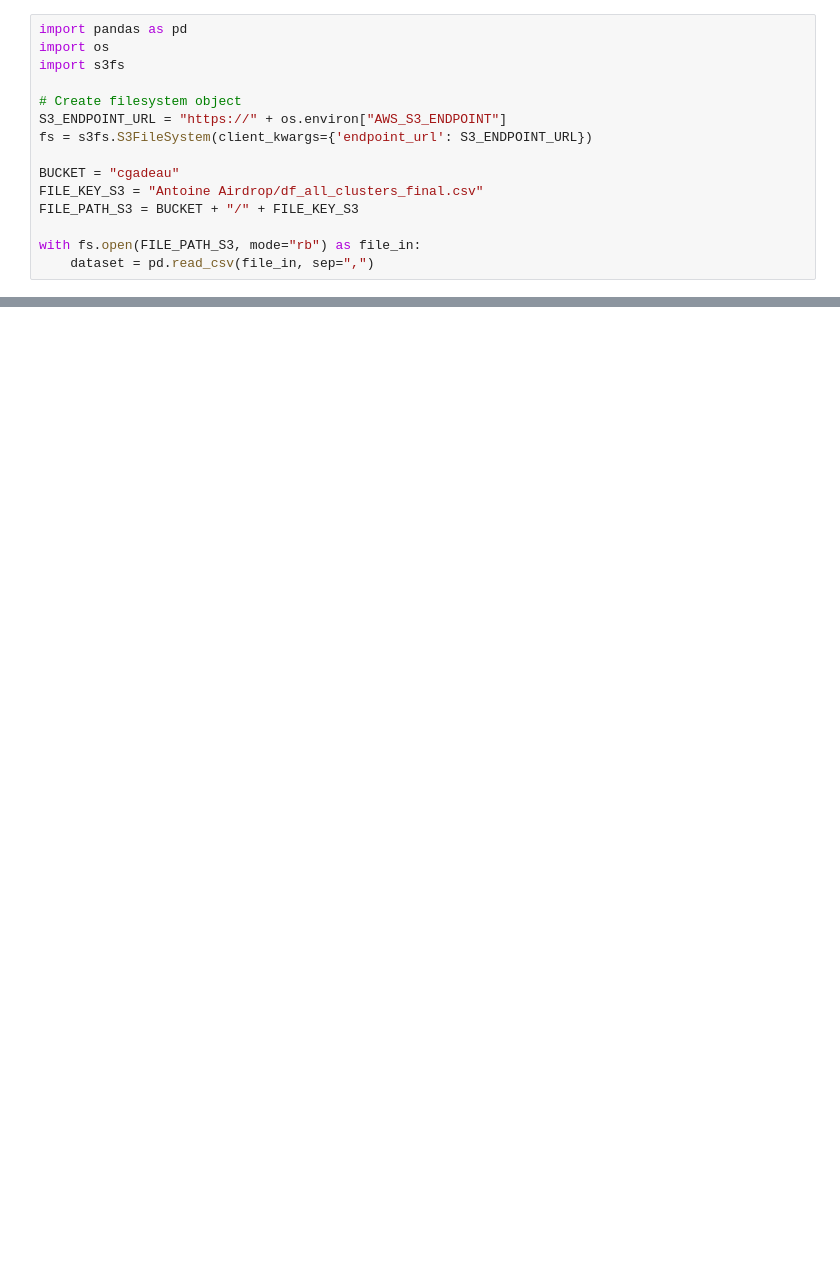
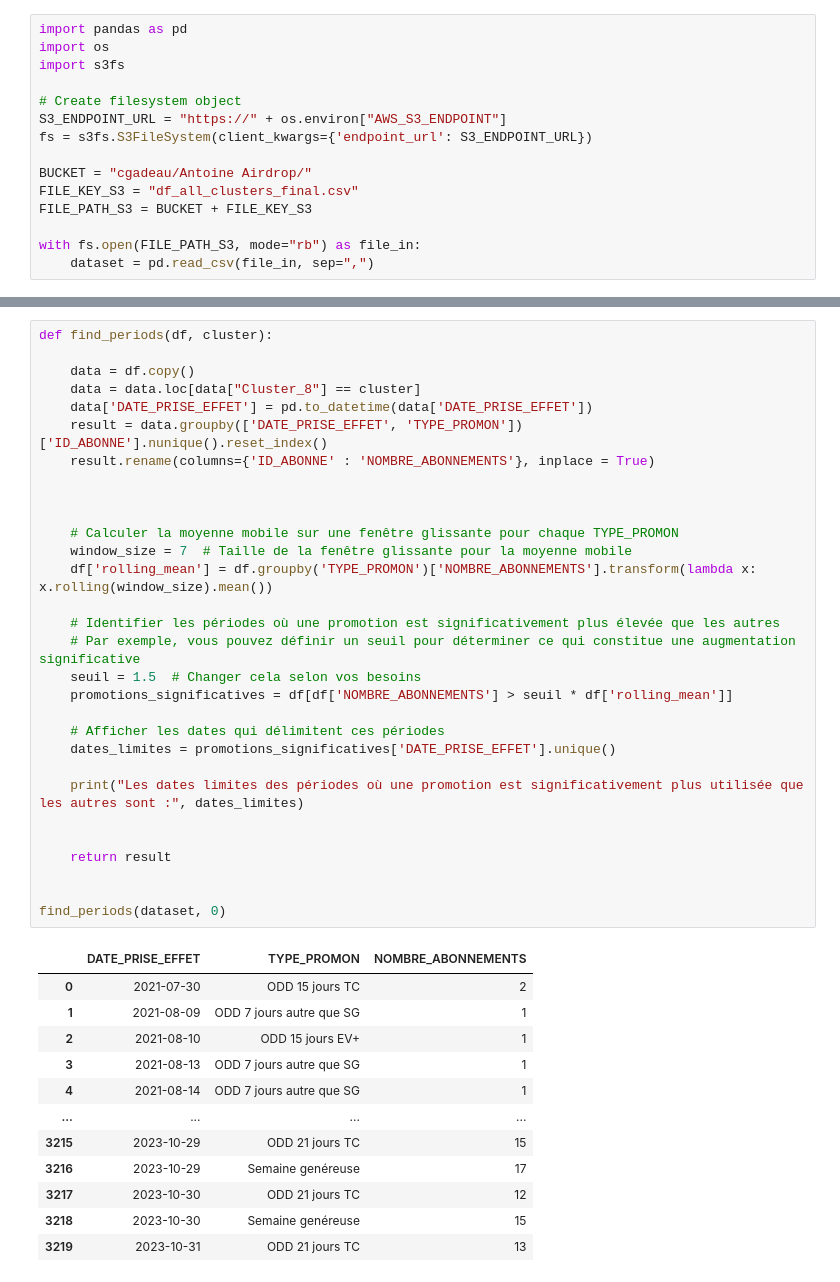
Before and after one commit to TurboClement/Statapp-CANAL, a Jupyter notebook: Data_operations/Clustering/clement.ipynb, the cells around one changed output, grey strips where cells are left out. Cells and saved outputs as stored; diff of their text form; blank space fills up the shorter version.

```diff
--- a/Data_operations/Clustering/clement.ipynb
+++ b/Data_operations/Clustering/clement.ipynb
@@ -7,9 +7,9 @@ import s3fs
 S3_ENDPOINT_URL = "https://" + os.environ["AWS_S3_ENDPOINT"]
 fs = s3fs.S3FileSystem(client_kwargs={'endpoint_url': S3_ENDPOINT_URL})
 
-BUCKET = "cgadeau"
-FILE_KEY_S3 = "Antoine Airdrop/df_all_clusters_final.csv"
-FILE_PATH_S3 = BUCKET + "/" + FILE_KEY_S3
+BUCKET = "cgadeau/Antoine Airdrop/"
+FILE_KEY_S3 = "df_all_clusters_final.csv"
+FILE_PATH_S3 = BUCKET + FILE_KEY_S3
 
 with fs.open(FILE_PATH_S3, mode="rb") as file_in:
     dataset = pd.read_csv(file_in, sep=",")
@@ -97,3 +116,46 @@ Mean before =  6399.5
 Mean after =  7320.4
 Ecart des moyennes =
 ['2021-09', '2022-07', '2021-07', '2021-05', '2023-04', '2021-12', '2022-11', '2023-07']
+# %%
+def find_periods(df, cluster):
+
+    data = df.copy()
+    data = data.loc[data["Cluster_8"] == cluster]
+    data['DATE_PRISE_EFFET'] = pd.to_datetime(data['DATE_PRISE_EFFET'])
+    result = data.groupby(['DATE_PRISE_EFFET', 'TYPE_PROMON'])['ID_ABONNE'].nunique().reset_index()
+    result.rename(columns={'ID_ABONNE' : 'NOMBRE_ABONNEMENTS'}, inplace = True)
+
+
+
+    # Calculer la moyenne mobile sur une fenêtre glissante pour chaque TYPE_PROMON
+    window_size = 7  # Taille de la fenêtre glissante pour la moyenne mobile
+    df['rolling_mean'] = df.groupby('TYPE_PROMON')['NOMBRE_ABONNEMENTS'].transform(lambda x: x.rolling(window_size).mean())
+
+    # Identifier les périodes où une promotion est significativement plus élevée que les autres
+    # Par exemple, vous pouvez définir un seuil pour déterminer ce qui constitue une augmentation significative
+    seuil = 1.5  # Changer cela selon vos besoins
+    promotions_significatives = df[df['NOMBRE_ABONNEMENTS'] > seuil * df['rolling_mean']]
+
+    # Afficher les dates qui délimitent ces périodes
+    dates_limites = promotions_significatives['DATE_PRISE_EFFET'].unique()
+
+    print("Les dates limites des périodes où une promotion est significativement plus utilisée que les autres sont :", dates_limites)
+
+
+    return result
+
+
+find_periods(dataset, 0)
+# %% [output]
+|  | DATE_PRISE_EFFET | TYPE_PROMON | NOMBRE_ABONNEMENTS |
+| 0 | 2021-07-30 | ODD 15 jours TC | 2 |
+| 1 | 2021-08-09 | ODD 7 jours autre que SG | 1 |
+| 2 | 2021-08-10 | ODD 15 jours EV+ | 1 |
+| 3 | 2021-08-13 | ODD 7 jours autre que SG | 1 |
+| 4 | 2021-08-14 | ODD 7 jours autre que SG | 1 |
+| ... | ... | ... | ... |
+| 3215 | 2023-10-29 | ODD 21 jours TC | 15 |
+| 3216 | 2023-10-29 | Semaine genéreuse | 17 |
+| 3217 | 2023-10-30 | ODD 21 jours TC | 12 |
+| 3218 | 2023-10-30 | Semaine genéreuse | 15 |
+| 3219 | 2023-10-31 | ODD 21 jours TC | 13 |
```
Also changed, not shown: parts of 8 cells of this notebook.
